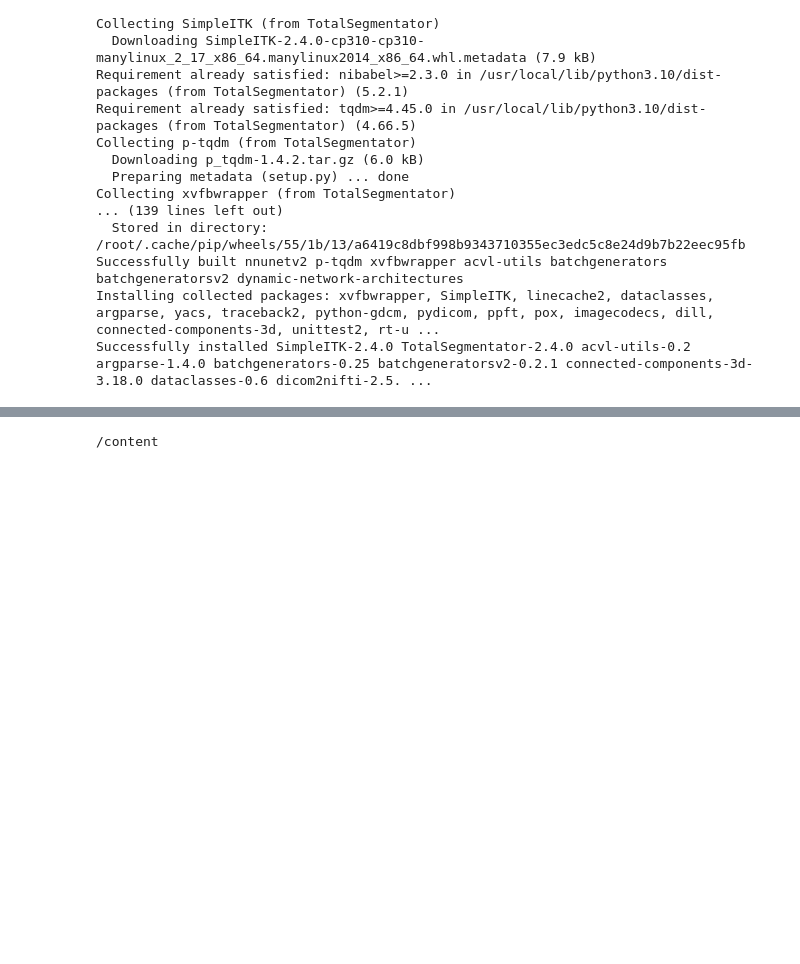
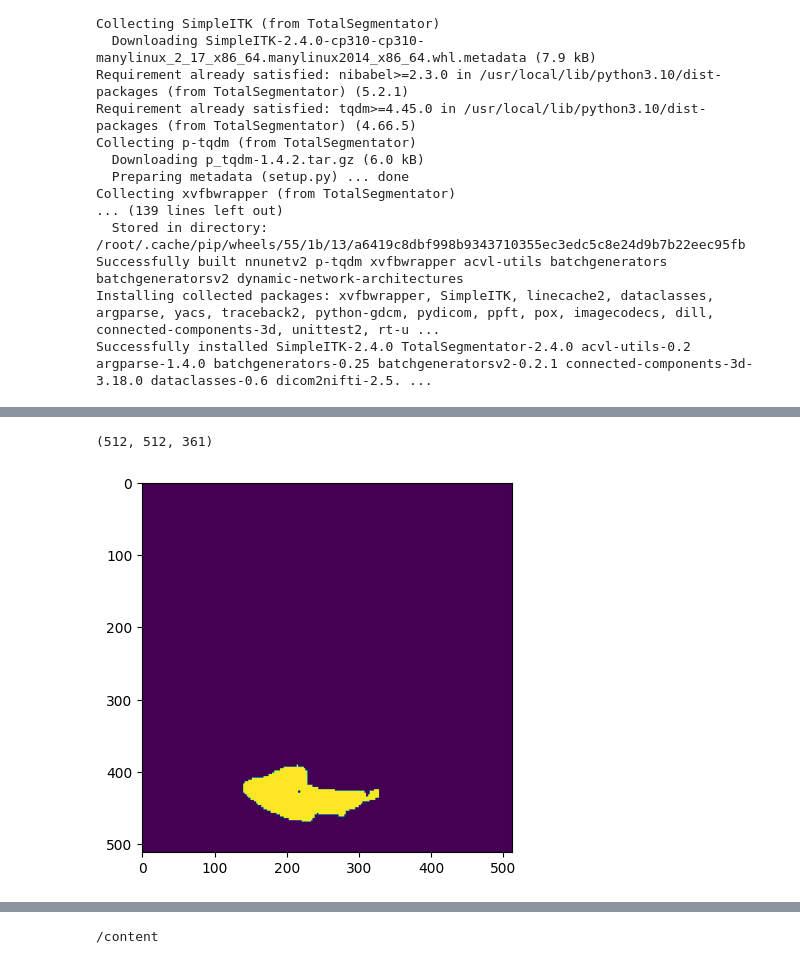
Before and after one commit to ayyucedemirbas/Medical_Img_Seg, a Jupyter notebook: TotalSegmentator.ipynb, the cells around one changed output, grey strips where cells are left out. Saved outputs shown, nothing was run; the diff lists cells and outputs as text; code cells hidden in the pictures; blank space fills up the shorter version.

```diff
--- a/TotalSegmentator.ipynb
+++ b/TotalSegmentator.ipynb
@@ -25,0 +77,11 @@ from totalsegmentator.python_api import totalsegmentator
+# %%
+test_load = nib.load('/content/masks/spleen.nii.gz').get_fdata()
+test_load.shape
+# %% [output]
+(512, 512, 361)
+# %%
+test = test_load[:,:,300]
+plt.imshow(test)
+plt.show()
+# %% [output]
+[figure, added]
```
Also changed, not shown: parts of 8 cells of this notebook.
